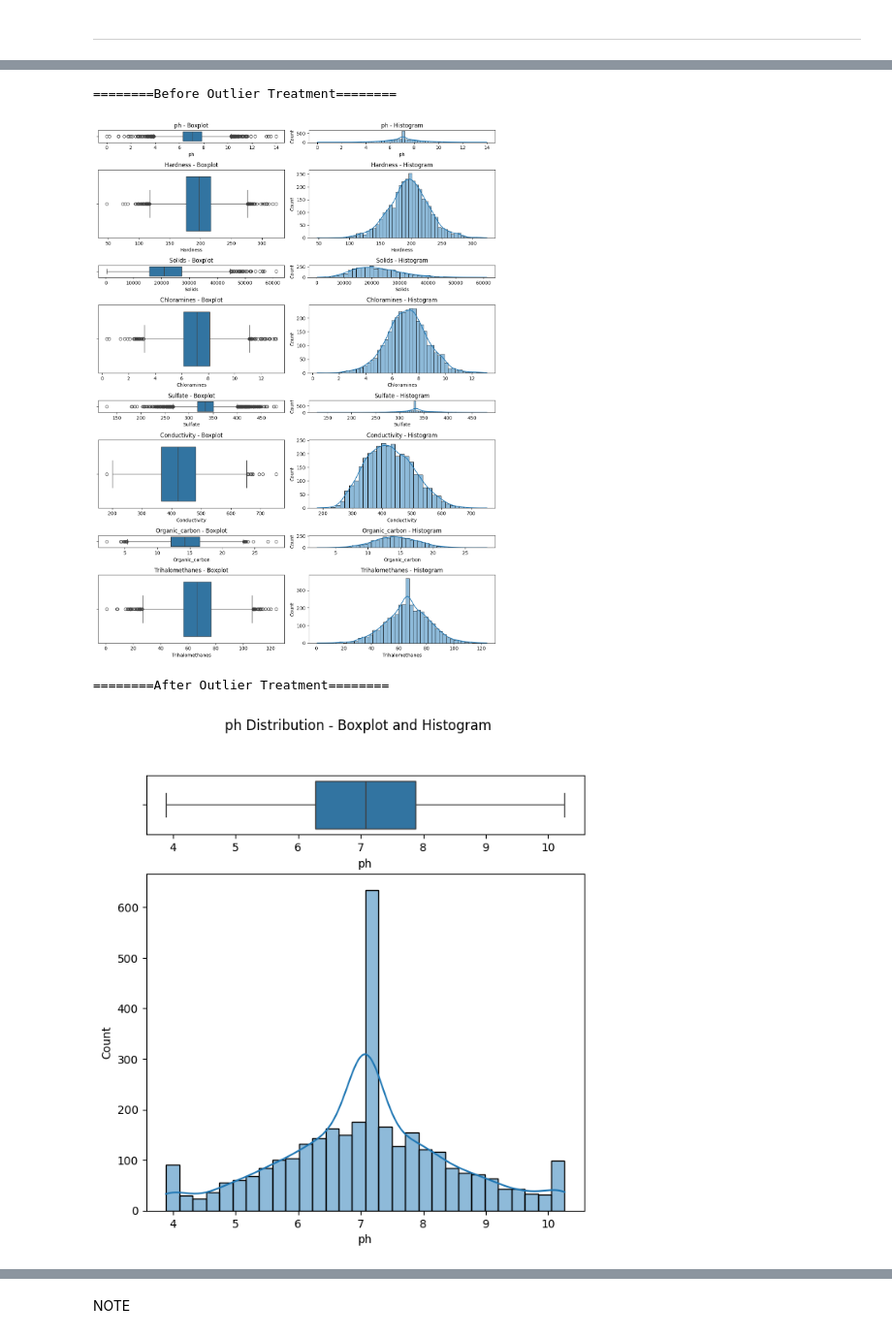
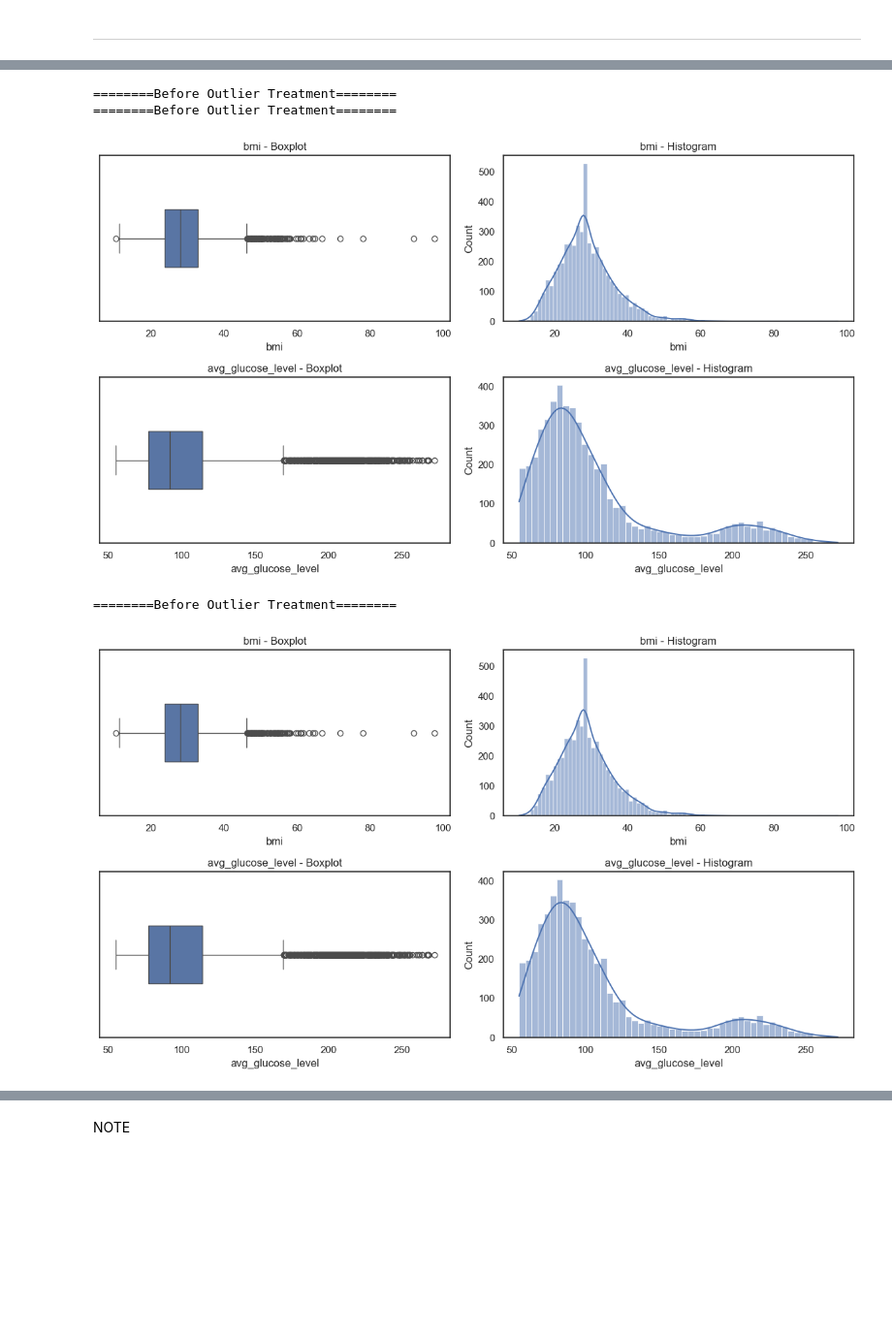
Before and after one commit to Lailah-Idrees/DA2_Assessment, a Jupyter notebook: jupyter_notebooks/ETL_Data_Analysis.ipynb, the cells around one changed output, grey strips where cells are left out. Shown at 97% size. Saved outputs shown, nothing was run; the diff lists cells and outputs as text; code cells hidden in the pictures; blank space fills up the shorter version.

```diff
--- a/jupyter_notebooks/ETL_Data_Analysis.ipynb
+++ b/jupyter_notebooks/ETL_Data_Analysis.ipynb
@@ -57,6 +57,6 @@ import numpy as np
 import matplotlib.pyplot as plt
 import seaborn as sns
 # %%
-df = pd.read_csv("data/Raw_data/heart.csv")
+df = pd.read_csv("DA2_Assessment/Data/Raw_data/healthcare-dataset-stroke-data.csv")
 df.head(20)
 # %% [output]
@@ -156 +156,3 @@ HeartDisease      0
 dtype: int64
+# %%
+df['bmi'].fillna(df['bmi'].median(), inplace=True)
@@ -208,7 +198,7 @@ df_corr
 from feature_engine.outliers import Winsorizer
 from sklearn.pipeline import Pipeline
 pipeline = Pipeline([
-    ('winsorizer_iqr', Winsorizer(capping_method = 'iqr', fold=1.5, tail='both', variables = ['ph', 'Hardness','Solids', 'Chloramines', 'Sulfate', 'Conductivity', 'Organic_carbon', 'Trihalomethanes']))
+    ('winsorizer_iqr', Winsorizer(capping_method = 'iqr', fold=1.5, tail='both', variables = ['bmi','avg_glucose_level']))
 ])
 df_transformed = pipeline.fit_transform(df)
 df_transformed.head(8)
@@ -247,24 +223,37 @@ pipeline['winsorizer_iqr'].left_tail_caps_
 # %%
 print("========Before Outlier Treatment========")
-selected_cols = ['ph', 'Hardness', 'Solids', 'Chloramines', 'Sulfate', 'Conductivity', 'Organic_carbon', 'Trihalomethanes']
-fig, axes = plt.subplots(nrows=8, ncols=2, figsize=(12, 16), gridspec_kw={"height_ratios": [.15, .85] * 4})
+selected_cols = ['bmi', 'avg_glucose_level']
+fig, axes = plt.subplots(nrows=2, ncols=2, figsize=(12, 7))
 
 for idx, col in enumerate(selected_cols):
-	box_ax = axes[idx, 0]
-	hist_ax = axes[idx, 1]
-	sns.boxplot(data=df, x=col, ax=box_ax)
-	sns.histplot(data=df, x=col, kde=True, ax=hist_ax)
-	box_ax.set_title(f"{col} - Boxplot")
-	hist_ax.set_title(f"{col} - Histogram")
+    box_ax = axes[idx, 0]
+    hist_ax = axes[idx, 1]
+    sns.boxplot(data=df, x=col, ax=box_ax, width=0.35)
+    sns.histplot(data=df, x=col, kde=True, ax=hist_ax)
+    box_ax.set_title(f"{col} - Boxplot")
+    hist_ax.set_title(f"{col} - Histogram")
 
 plt.tight_layout()
 plt.show()
 
 
 print("========After Outlier Treatment========")
-plot_histogram_and_boxplot(df_transformed)
+selected_cols = ['bmi', 'avg_glucose_level']
+fig, axes = plt.subplots(nrows=2, ncols=2, figsize=(12, 7))
+
+for idx, col in enumerate(selected_cols):
+    box_ax = axes[idx, 0]
+    hist_ax = axes[idx, 1]
+    sns.boxplot(data=df_transformed, x=col, ax=box_ax, width=0.35)
+    sns.histplot(data=df_transformed, x=col, kde=True, ax=hist_ax)
+    box_ax.set_title(f"{col} - Boxplot")
+    hist_ax.set_title(f"{col} - Histogram")
+
+plt.tight_layout()
+plt.show()
 # %% [output]
 ========Before Outlier Treatment========
+========Before Outlier Treatment========
-[figure, old version]
+[figure, new version]
-========After Outlier Treatment========
+========Before Outlier Treatment========
-[figure, old version]
+[figure, new version]
```
Also changed, not shown: parts of 24 cells of this notebook.
